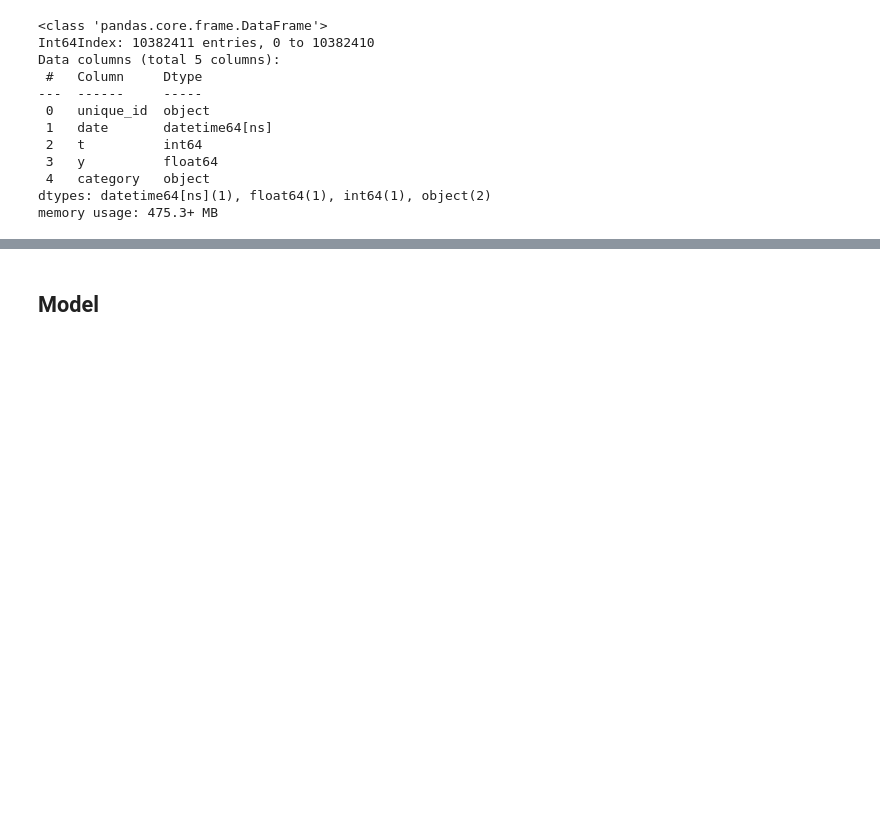
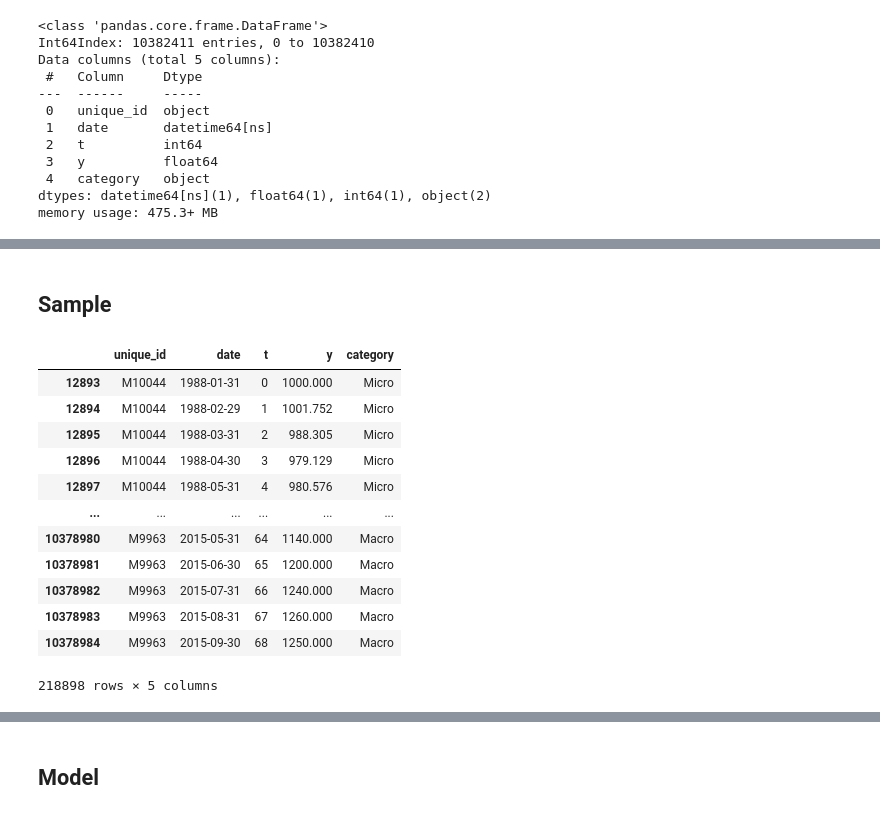
Before and after one commit to coldwhitewinters/m4-forecasting, a Jupyter notebook: notebooks/gluonts-notebook.ipynb, the cells around one changed output, grey strips where cells are left out. Saved outputs shown, nothing was run; the diff lists cells and outputs as text; code cells hidden in the pictures; blank space fills up the shorter version.

```diff
--- a/notebooks/gluonts-notebook.ipynb
+++ b/notebooks/gluonts-notebook.ipynb
@@ -186,0 +198,2 @@ Data written to /home/ec2-user/projects/m4-forecasting/data/session/test/train_d
+# %% [markdown]
+## Sample
@@ -186,0 +209,16 @@ Data written to /home/ec2-user/projects/m4-forecasting/data/session/test/train_d
+# %%
+train_sample_df
+# %% [output]
+|  | unique_id | date | t | y | category |
+| 12893 | M10044 | 1988-01-31 | 0 | 1000.000 | Micro |
+| 12894 | M10044 | 1988-02-29 | 1 | 1001.752 | Micro |
+| 12895 | M10044 | 1988-03-31 | 2 | 988.305 | Micro |
+| 12896 | M10044 | 1988-04-30 | 3 | 979.129 | Micro |
+| 12897 | M10044 | 1988-05-31 | 4 | 980.576 | Micro |
+| ... | ... | ... | ... | ... | ... |
+| 10378980 | M9963 | 2015-05-31 | 64 | 1140.000 | Macro |
+| 10378981 | M9963 | 2015-06-30 | 65 | 1200.000 | Macro |
+| 10378982 | M9963 | 2015-07-31 | 66 | 1240.000 | Macro |
+| 10378983 | M9963 | 2015-08-31 | 67 | 1260.000 | Macro |
+| 10378984 | M9963 | 2015-09-30 | 68 | 1250.000 | Macro |
+218898 rows × 5 columns
```
Also changed, not shown: parts of 45 cells of this notebook.
